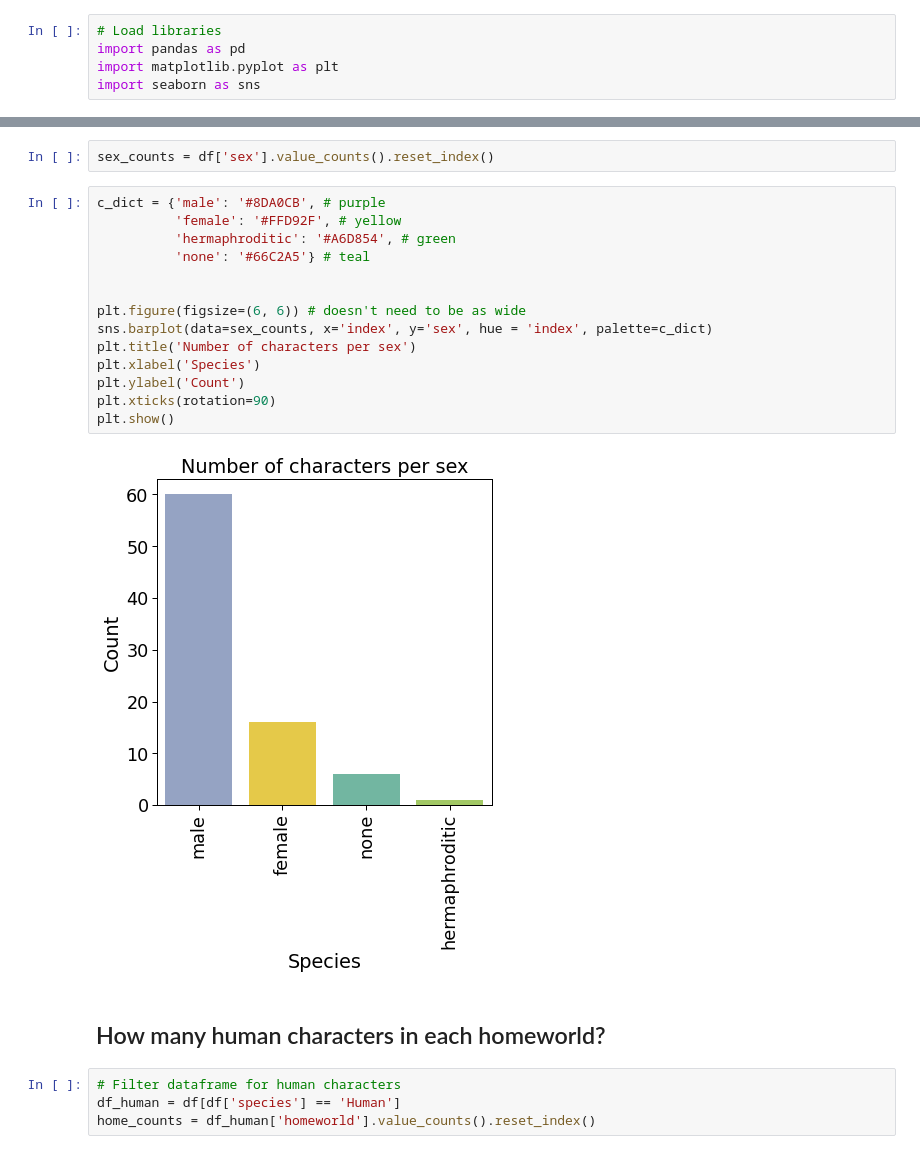
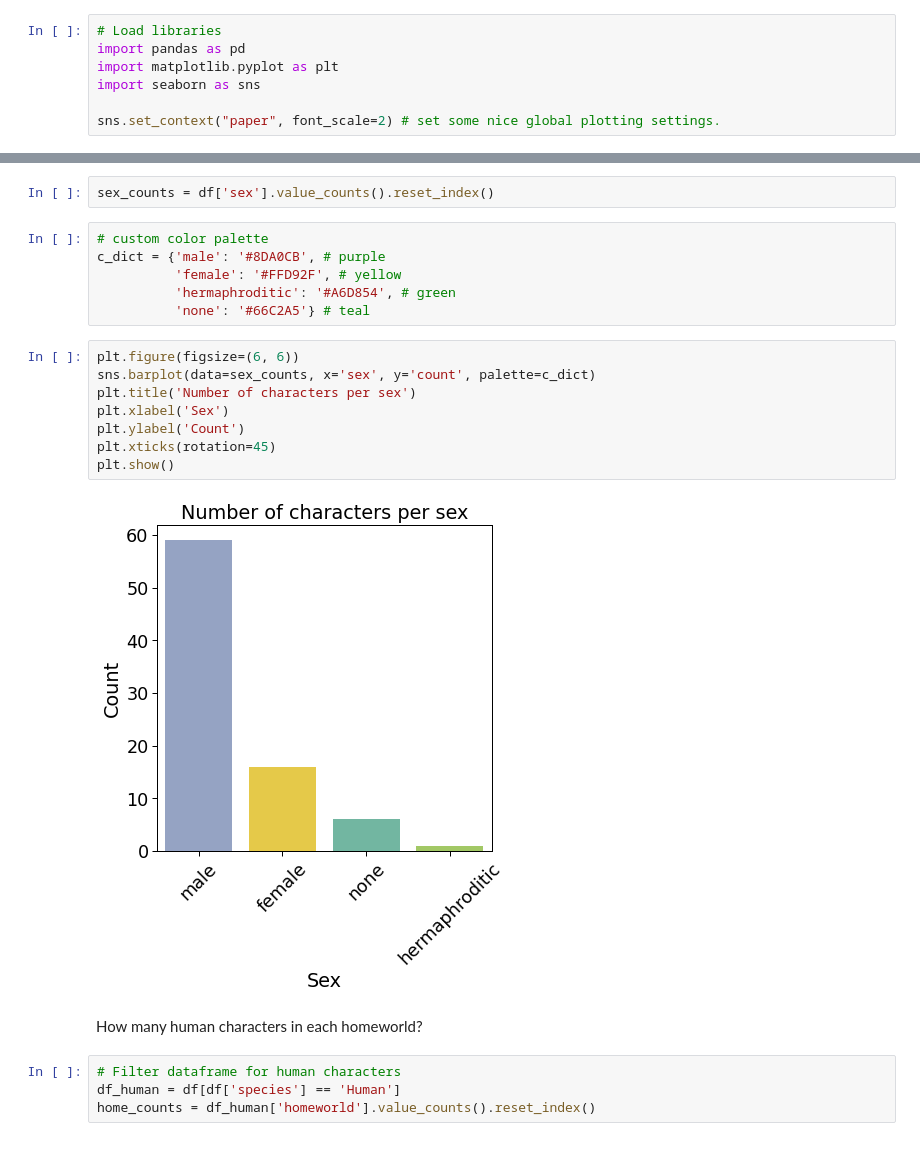
Before and after one commit to mortazavilab/cosmos-cluster6, a Jupyter notebook: python_viz.ipynb, the cells around one changed output, grey strips where cells are left out. Drawn from its saved outputs; the diff is of its cells as text.

Commit message:
nb for 7/12 -- need to remove answers

```diff
--- a/python_viz.ipynb
+++ b/python_viz.ipynb
@@ -5,4 +7,6 @@
 import pandas as pd
 import matplotlib.pyplot as plt
 import seaborn as sns
+
+sns.set_context("paper", font_scale=2) # set some nice global plotting settings.
 # %% [markdown]
@@ -78,23 +140,23 @@ Using a custom color palette
 # %%
 sex_counts = df['sex'].value_counts().reset_index()
+# %%
+# custom color palette
+c_dict = {'male': '#8DA0CB', # purple
+          'female': '#FFD92F', # yellow
+          'hermaphroditic': '#A6D854', # green
+          'none': '#66C2A5'} # teal
 # %%
-c_dict = {'male': '#8DA0CB', # purple
-          'female': '#FFD92F', # yellow
-          'hermaphroditic': '#A6D854', # green
-          'none': '#66C2A5'} # teal
-
-
-plt.figure(figsize=(6, 6)) # doesn't need to be as wide
-sns.barplot(data=sex_counts, x='index', y='sex', hue = 'index', palette=c_dict)
+plt.figure(figsize=(6, 6))
+sns.barplot(data=sex_counts, x='sex', y='count', palette=c_dict)
 plt.title('Number of characters per sex')
-plt.xlabel('Species')
+plt.xlabel('Sex')
 plt.ylabel('Count')
-plt.xticks(rotation=90)
+plt.xticks(rotation=45)
 plt.show()
 # %% [output]
-[figure, old version]
+[figure, new version]
 # %% [markdown]
-## How many human characters in each homeworld?
+How many human characters in each homeworld?
 # %%
 # Filter dataframe for human characters
 df_human = df[df['species'] == 'Human']
```
Also changed, not shown: parts of 110 cells of this notebook.
